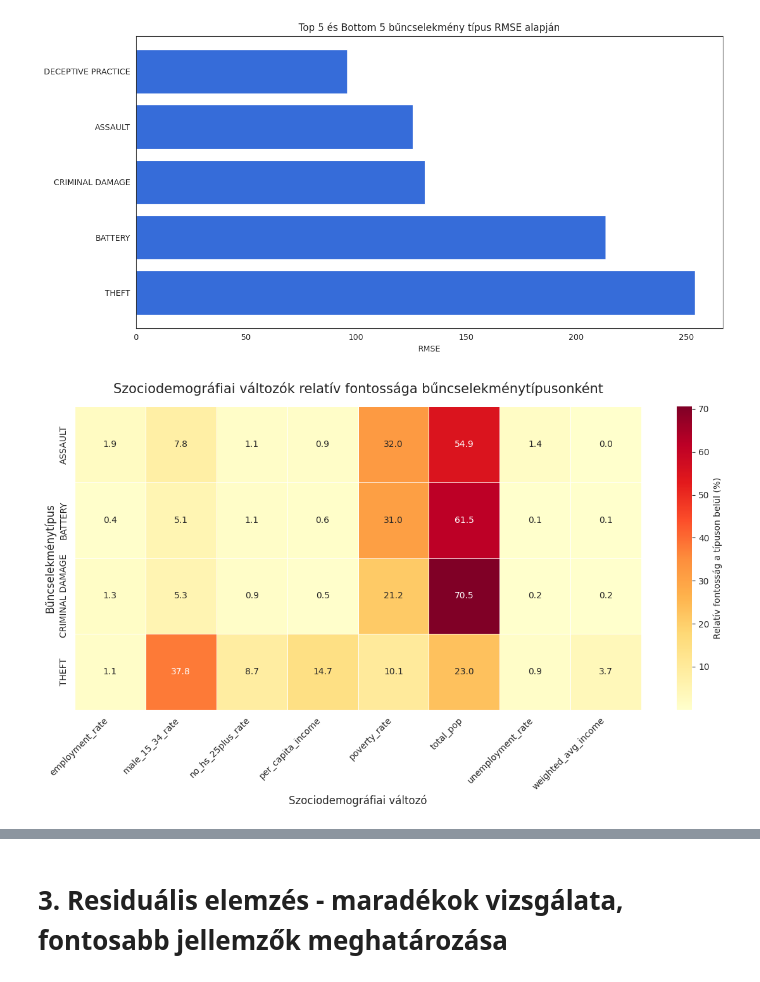
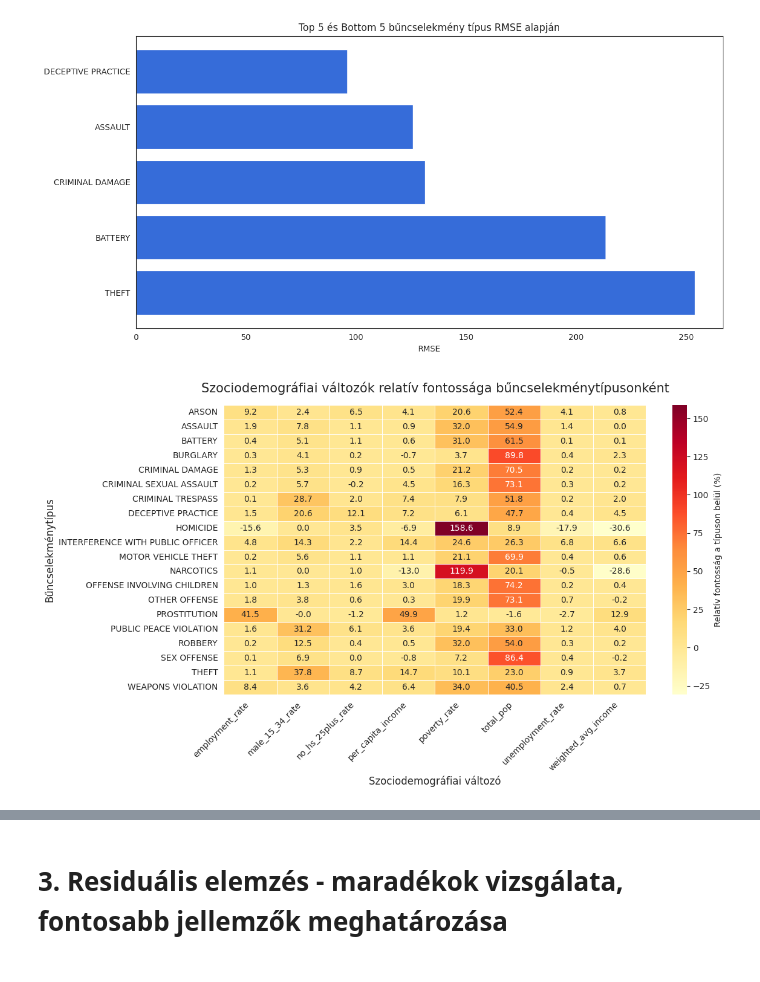
Before and after one commit to enikogyorfi/Szakdolgozat, a Jupyter notebook: Szocdem adatok.ipynb, the cells around one changed output, grey strips where cells are left out. Saved outputs shown, nothing was run; the diff lists cells and outputs as text; code cells hidden in the pictures.

```diff
--- a/Szocdem adatok.ipynb
+++ b/Szocdem adatok.ipynb
@@ -188,7 +188,7 @@ sum_count_by_type = (
     .sum()
 )
 sum_count_by_type = sum_count_by_type.sort_values(by="counts", ascending=False)
-first_section = sum_count_by_type['Primary Type'][:3]
+first_section = sum_count_by_type['Primary Type'][:20]
 Primary_Types = first_section
 # %%
 # Primary Type szerinti jóslás - minden típusra külön-külön
@@ -413,10 +485,7 @@ socio_features = [
 df_socio = df_imp[df_imp['Feature'].isin(socio_features)].copy()
 
 # 3. A legérdekesebb / leggyakoribb bűncselekménytípusok kiválasztása (Top 8 példa)
-top_crimes = [
-    'THEFT', 'BATTERY', 'NARCOTICS', 'ASSAULT',
-    'BURGLARY', 'ROBBERY', 'CRIMINAL DAMAGE', 'MOTOR VEHICLE THEFT'
-]
+top_crimes = first_section.tolist()  # Ez a listád a top 8 típusod lesz, amit korábban meghatároztál
 df_socio = df_socio[df_socio['Primary Type'].isin(top_crimes)]
 
 # 4. Pivot tábla létrehozása a hőtérképhez
@@ -426,32 +495,32 @@ heatmap_data = df_socio.pivot(index='Primary Type', columns='Feature', values='I
 
 # 5. NORMALIZÁLÁS (Kritikus lépés!)
 # Bűncselekménytípusonként (soronként) kiszámoljuk, hogy az adott változó
 # hány százalékát adja a szociodemográfiai fontosságoknak.
 heatmap_data_pct = heatmap_data.div(heatmap_data.sum(axis=1), axis=0) * 100
 
 # 6. Hőtérkép (Heatmap) megrajzolása
 plt.figure(figsize=(12, 7))
 sns.heatmap(
     heatmap_data_pct,
     annot=True,            # Értékek megjelenítése a cellákban
     fmt=".1f",             # 1 tizedesjegy pontosság (pl. 25.4%)
     cmap="YlOrRd",         # Színskála: Sárgától (alacsony) a Pirosig (magas)
     linewidths=.5,         # Vékony elválasztó vonalak a cellák között
     cbar_kws={'label': 'Relatív fontosság a típuson belül (%)'}
 )
 
 # 7. Címek és tengelyek formázása
 plt.title('Szociodemográfiai változók relatív fontossága bűncselekménytípusonként', fontsize=15, pad=15)
 plt.xlabel('Szociodemográfiai változó', fontsize=12)
 plt.ylabel('Bűncselekménytípus', fontsize=12)
 
 # X tengely feliratainak elforgatása, hogy olvashatóak legyenek
 plt.xticks(rotation=45, ha='right')
 
 plt.tight_layout()
 
 # Ábra mentése nagy felbontásban a szakdolgozathoz
-plt.savefig('Results_tables/socio_feature_importance_heatmap.png', dpi=300, bbox_inches='tight')
+plt.savefig('docs/Szakdolgozat docs/Images/Results_img/socio_feature_importance_heatmap.png', dpi=300, bbox_inches='tight')
 plt.show()
 # %% [output]
-[figure, old version]
+[figure, new version]
```
Also changed, not shown: parts of 5 cells of this notebook, 2 other files.
